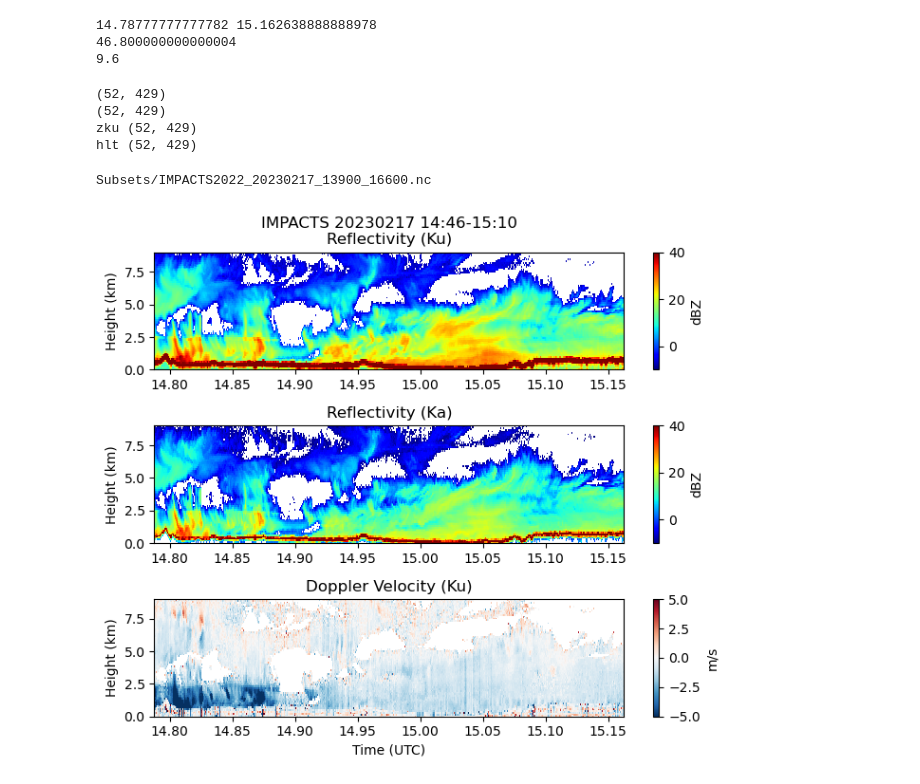
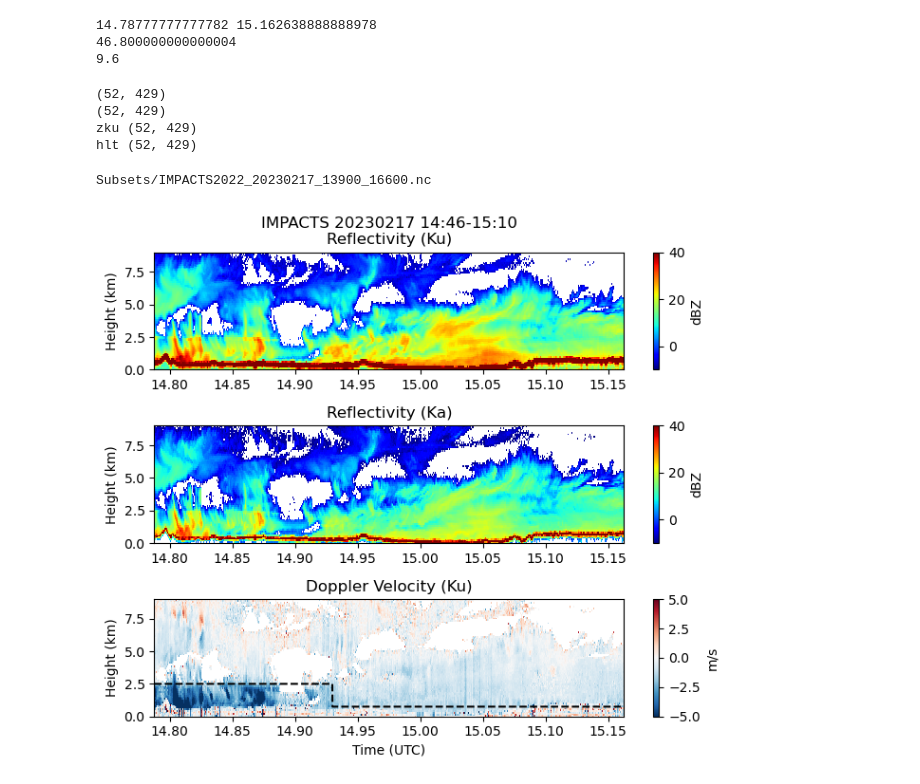
Before and after one commit to mgrecu35/aos, a Jupyter notebook: Synergy_KuW/airborne/readIMPACTS_Subset_Case5.ipynb, the cells around one changed output. Drawn from its saved outputs; the diff is of its cells as text; code cells hidden in the pictures.

```diff
--- a/Synergy_KuW/airborne/readIMPACTS_Subset_Case5.ipynb
+++ b/Synergy_KuW/airborne/readIMPACTS_Subset_Case5.ipynb
@@ -212,32 +212,42 @@ ax.set_ylabel('Height (km)')
 #datacursor()
 #get coordinates from the plot using the cursor
 
 plt.colorbar(label='dBZ')
 ax=plt.subplot(3,1,2)
 zKam=np.ma.masked_where(zKa<-10,zKa)
 plt.pcolormesh(x2Df.T[:,::5],(h/1e3)[:,::5],zKam[:,:][:,::5],cmap='jet',vmin=-10,vmax=40)
 ax.set_title('Reflectivity (Ka)')
 plt.ylim(0,9)
 ax.set_ylabel('Height (km)')
 plt.colorbar(label='dBZ')
-
+hmaxL=[]
+for i in range(zKu.shape[0]):
+    zku1=zKu[i,::-1].data
+    zka1=zKa[i,:].data
+    h1=h[i,:]
+    if timeL[i]<14.93:
+        hmax=2.5
+    else:
+        hmax=0.75
+    hmaxL.append(hmax)
 ax3=plt.subplot(3,1,3)
 vDop_dprL=np.array(vDop_dprL)
 vDop_dpr_m=np.ma.masked_where(vDop_dprL<-8,vDop_dprL)
 vDop_dpr_m=np.ma.masked_where(zKu_dpr+n1<10,vDop_dprL)
 plt.pcolormesh(x2Df.T[:,::5],(h/1e3)[:,::5],vdopKu[:,::-1][:,::5],cmap='RdBu_r',vmin=-5,vmax=5)
+plt.plot(timeL,hmaxL,'k--')
 ax3.set_title('Doppler Velocity (Ku)')
 ax3.set_ylabel('Height (km)')
 ax3.set_xlabel('Time (UTC)')
 plt.ylim(0,9)
 plt.colorbar(label='m/s')
 plt.tight_layout()
 plt.savefig('fine_resolution_obs_Case5.png',dpi=300)
 print(fname)
 # %% [output]
 (52, 429)
 (52, 429)
 zku (52, 429)
 hlt (52, 429)
 Subsets/IMPACTS2022_20230217_13900_16600.nc
-[figure, old version]
+[figure, new version]
```
Also changed, not shown: parts of 10 cells of this notebook, 4 other files.
